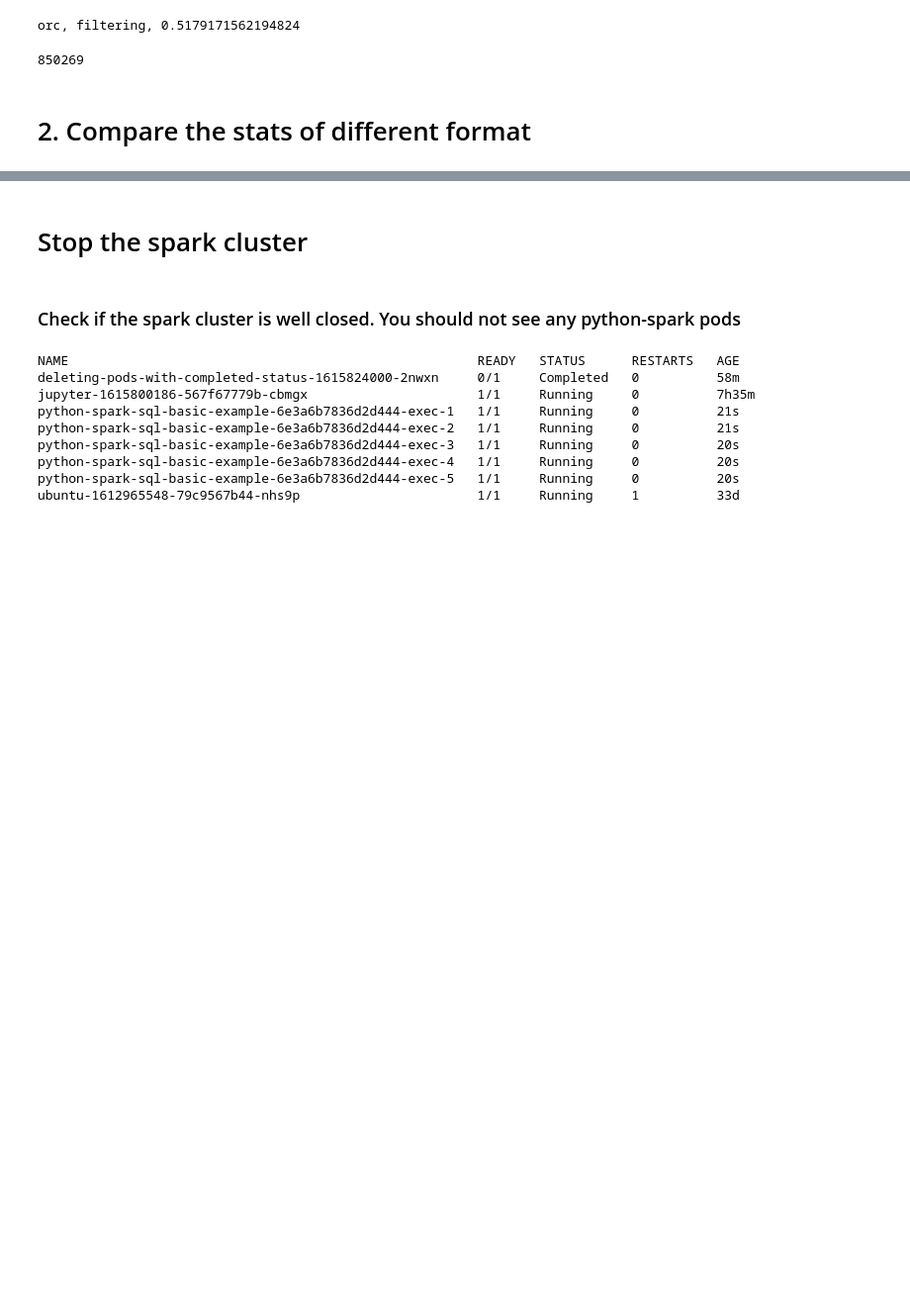
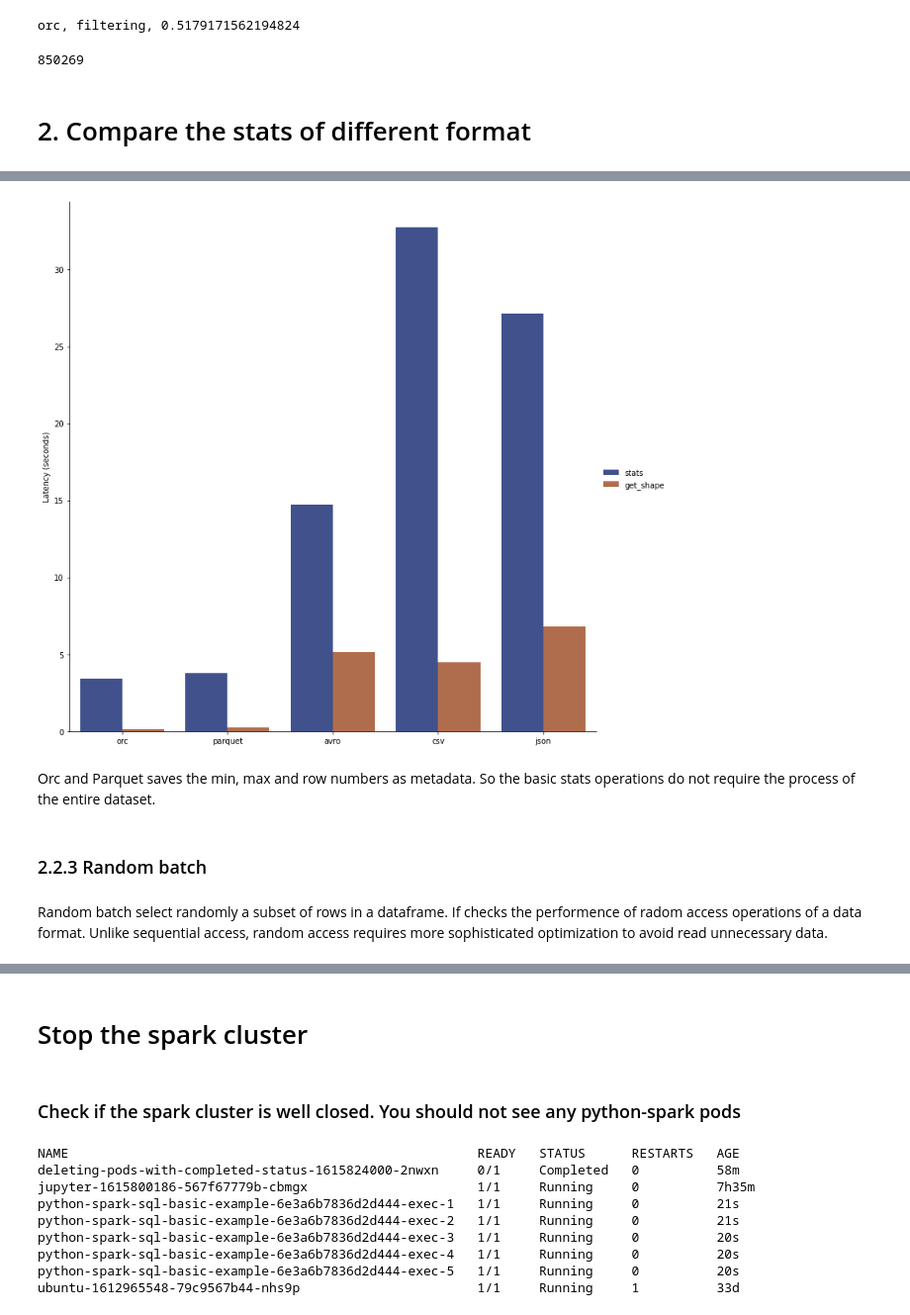
Before and after one commit to pengfei99/data_format_and_optimization, a Jupyter notebook: notebooks/data_format_overview_local.ipynb, the cells around one changed output, grey strips where cells are left out. Shown at 99% size. Saved outputs shown, nothing was run; the diff lists cells and outputs as text; code cells hidden in the pictures; blank space fills up the shorter version.

```diff
--- a/notebooks/data_format_overview_local.ipynb
+++ b/notebooks/data_format_overview_local.ipynb
@@ -630,0 +669,3 @@ g_size.set(ylim=(150, 1300))
+# %%
+meta_op_df=pd_df.loc[(pd_df.command.eq("stats"))|(pd_df.command.eq("get_shape"))]
+meta_op_df.head(5)
@@ -630,0 +679,18 @@ g_size.set(ylim=(150, 1300))
+# %%
+g_op_meta = sns.catplot(
+    data=meta_op_df, kind="bar",
+    x="format", y="Latency", hue="command",
+    order=['orc','parquet','avro','csv','json'],
+    ci="sd", palette="dark", alpha=0.8, height=10
+)
+g_op_meta.despine(left=False)
+g_op_meta.set_axis_labels("", "Latency (seconds)")
+g_op_meta.legend.set_title(" ")
+# %% [output]
+[figure, added]
+# %% [markdown]
+Orc and Parquet saves the min, max and row numbers as metadata. So the basic stats operations do not require the process of the entire dataset.
+# %% [markdown]
+### 2.2.3 Random batch
+# %% [markdown]
+Random batch select randomly a subset of rows in a dataframe. If checks the performence of radom access operations of a data format. Unlike sequential access, random access requires more sophisticated optimization to avoid read unnecessary data.
```
Also changed, not shown: parts of 49 cells of this notebook.
